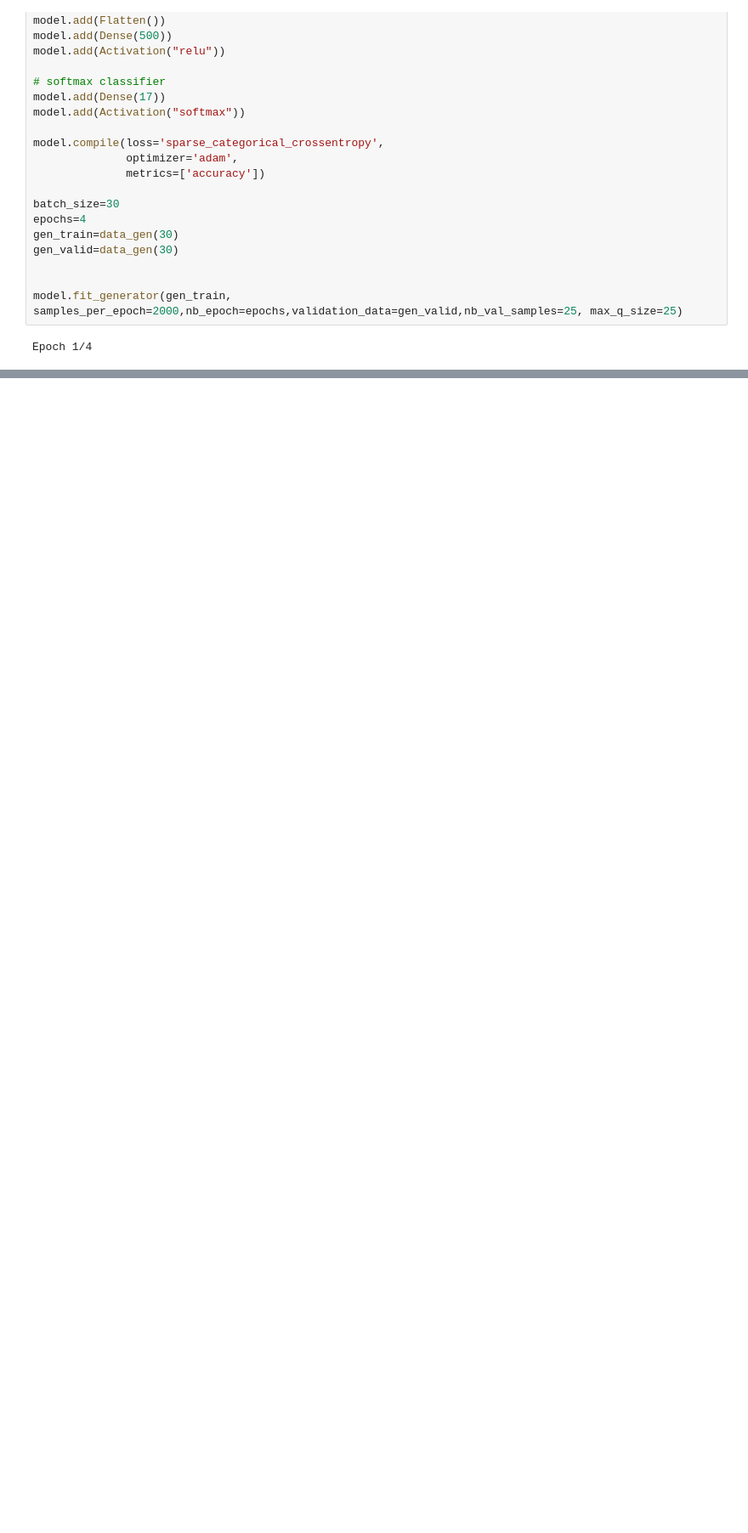
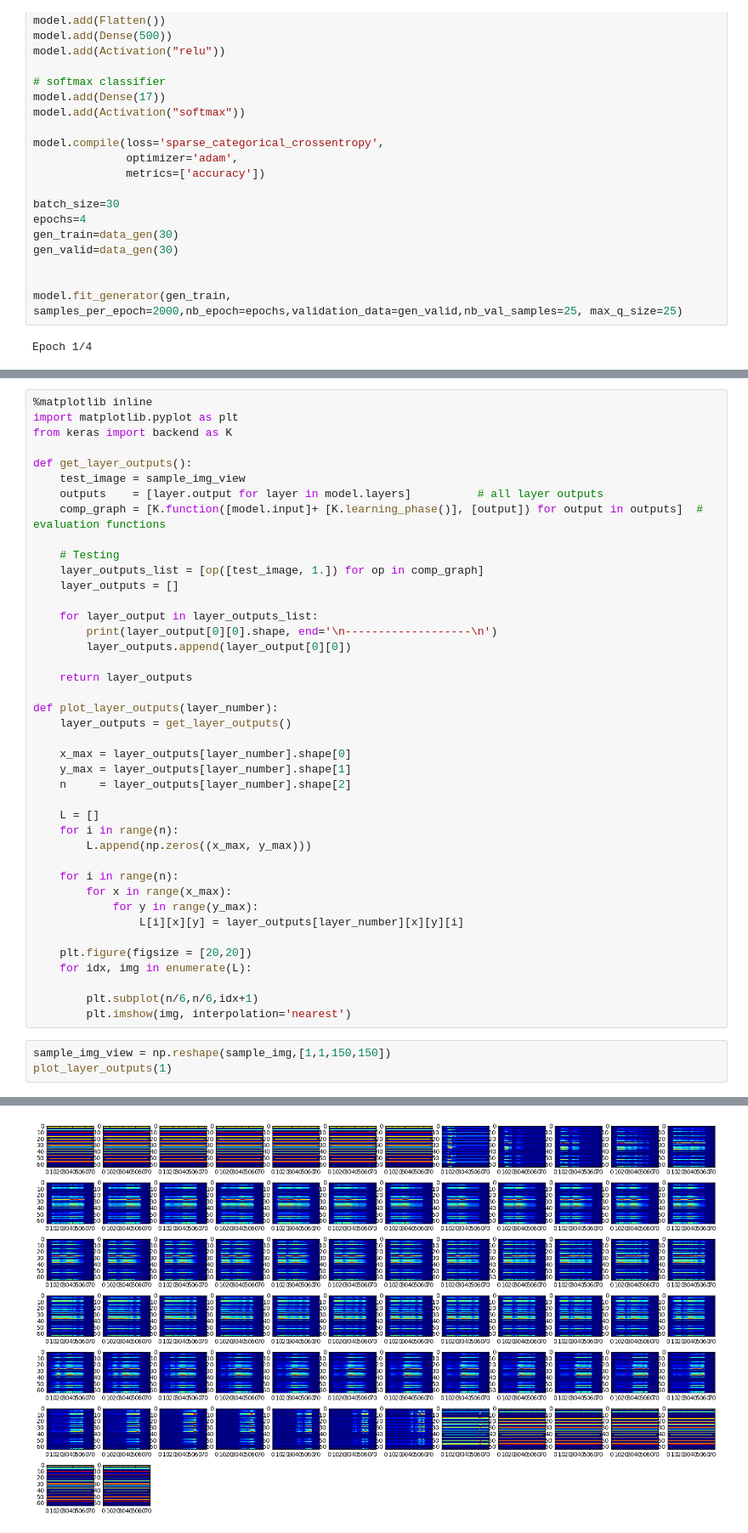
Before and after one commit to anishpillay2002/Facial_Recognition, a Jupyter notebook: facial_recognition_only_code.ipynb, the cells around one changed output, grey strips where cells are left out. Shown at 85% size. Cells and saved outputs as stored; diff of their text form; blank space fills up the shorter version.

Commit message:
Trained the model on PC and worked

```diff
--- a/facial_recognition_only_code.ipynb
+++ b/facial_recognition_only_code.ipynb
@@ -664,0 +724,45 @@ Epoch 2/4
+# %%
+%matplotlib inline
+import matplotlib.pyplot as plt
+from keras import backend as K
+
+def get_layer_outputs():
+    test_image = sample_img_view
+    outputs    = [layer.output for layer in model.layers]          # all layer outputs
+    comp_graph = [K.function([model.input]+ [K.learning_phase()], [output]) for output in outputs]  # evaluation functions
+
+    # Testing
+    layer_outputs_list = [op([test_image, 1.]) for op in comp_graph]
+    layer_outputs = []
+
+    for layer_output in layer_outputs_list:
+        print(layer_output[0][0].shape, end='\n-------------------\n')
+        layer_outputs.append(layer_output[0][0])
+
+    return layer_outputs
+
+def plot_layer_outputs(layer_number):
+    layer_outputs = get_layer_outputs()
+
+    x_max = layer_outputs[layer_number].shape[0]
+    y_max = layer_outputs[layer_number].shape[1]
+    n     = layer_outputs[layer_number].shape[2]
+
+    L = []
+    for i in range(n):
+        L.append(np.zeros((x_max, y_max)))
+
+    for i in range(n):
+        for x in range(x_max):
+            for y in range(y_max):
+                L[i][x][y] = layer_outputs[layer_number][x][y][i]
+
+    plt.figure(figsize = [20,20])
+    for idx, img in enumerate(L):
+
+        plt.subplot(n/6,n/6,idx+1)
+        plt.imshow(img, interpolation='nearest')
+# %%
+sample_img_view = np.reshape(sample_img,[1,1,150,150])
+plot_layer_outputs(1)
+# %% [output]
@@ -664,0 +786 @@ Epoch 2/4
+[figure, added]
```
Also changed, not shown: parts of 11 cells of this notebook, 2 other files.
